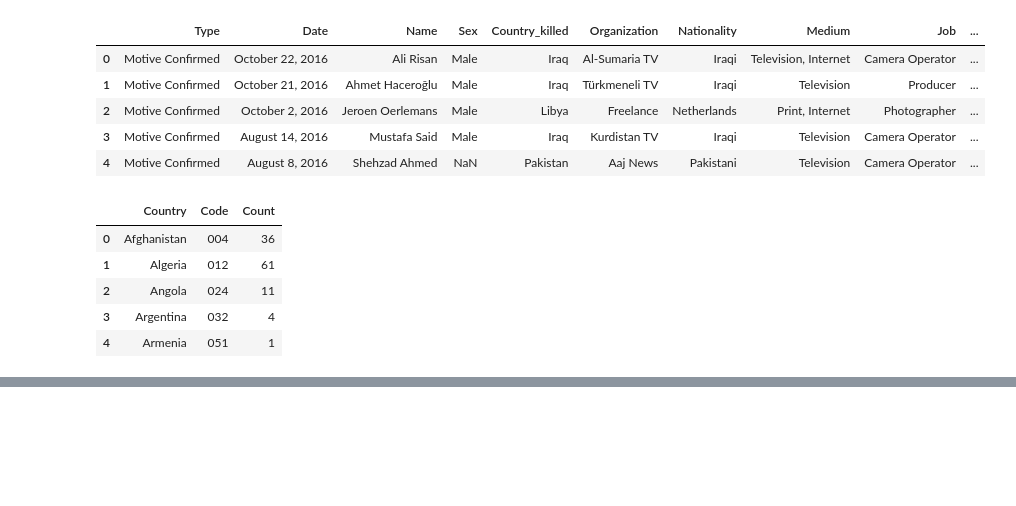
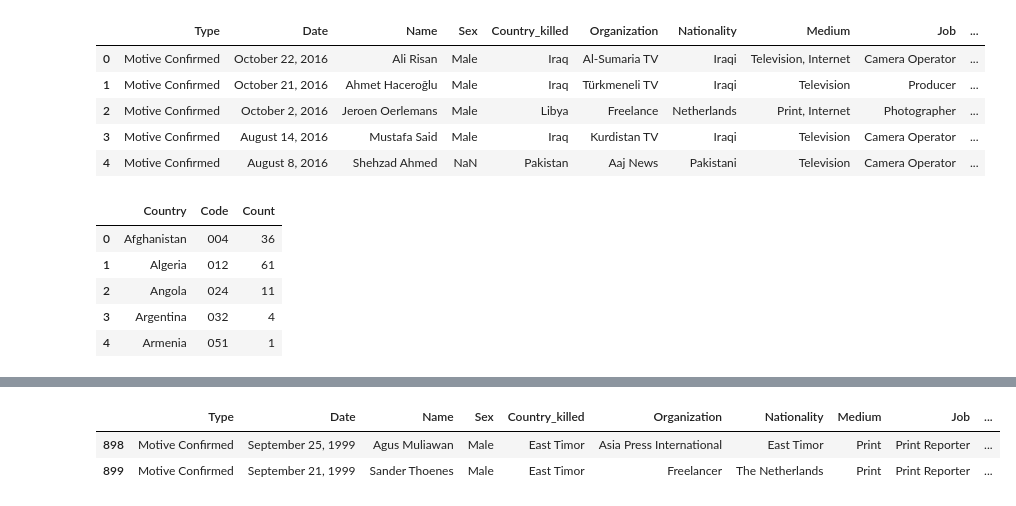
Before and after one commit to seashiva94/data_viz_project, a Jupyter notebook: maps.ipynb, the cells around one changed output, grey strips where cells are left out. Drawn from its saved outputs; the diff is of its cells as text; code cells hidden in the pictures; blank space fills up the shorter version.

```diff
--- a/maps.ipynb
+++ b/maps.ipynb
@@ -182,0 +182,6 @@ alt.Chart(countries).mark_geoshape().encode(
+# %%
+data[data.Country_killed=='East Timor']
+# %% [output]
+|  | Type | Date | Name | Sex | Country_killed | Organization | Nationality | Medium | Job | ... |
+| 898 | Motive Confirmed | September 25, 1999 | Agus Muliawan | Male | East Timor | Asia Press International | East Timor | Print | Print Reporter | ... |
+| 899 | Motive Confirmed | September 21, 1999 | Sander Thoenes | Male | East Timor | Freelancer | The Netherlands | Print | Print Reporter | ... |
```
Also changed, not shown: parts of 21 cells of this notebook.
